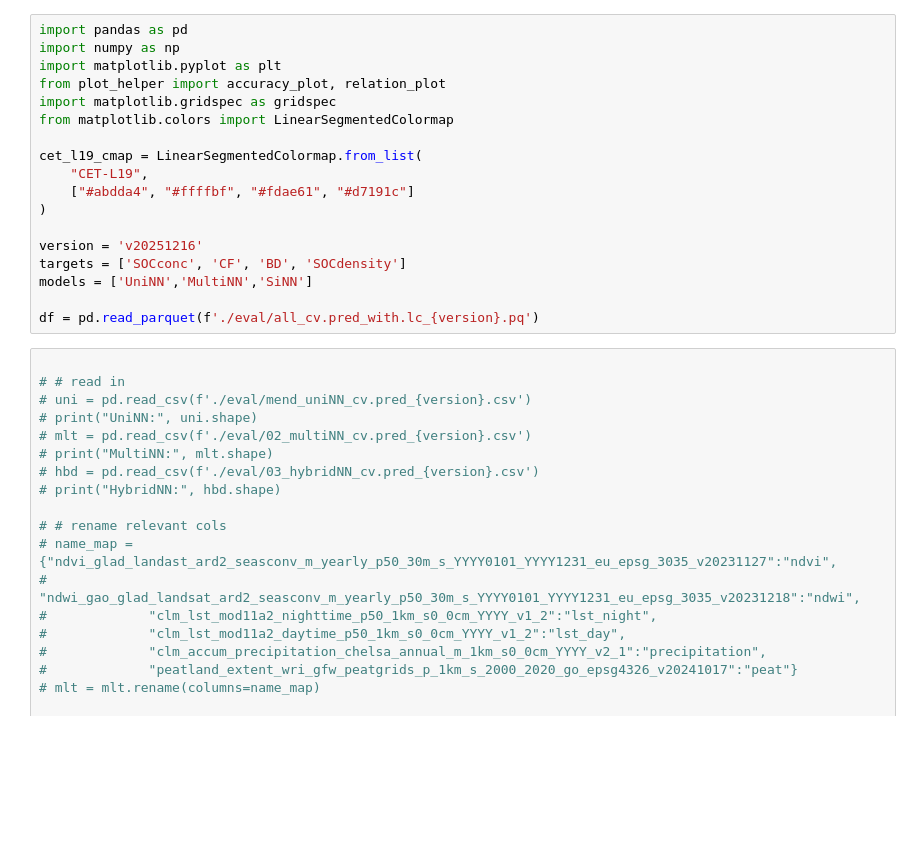
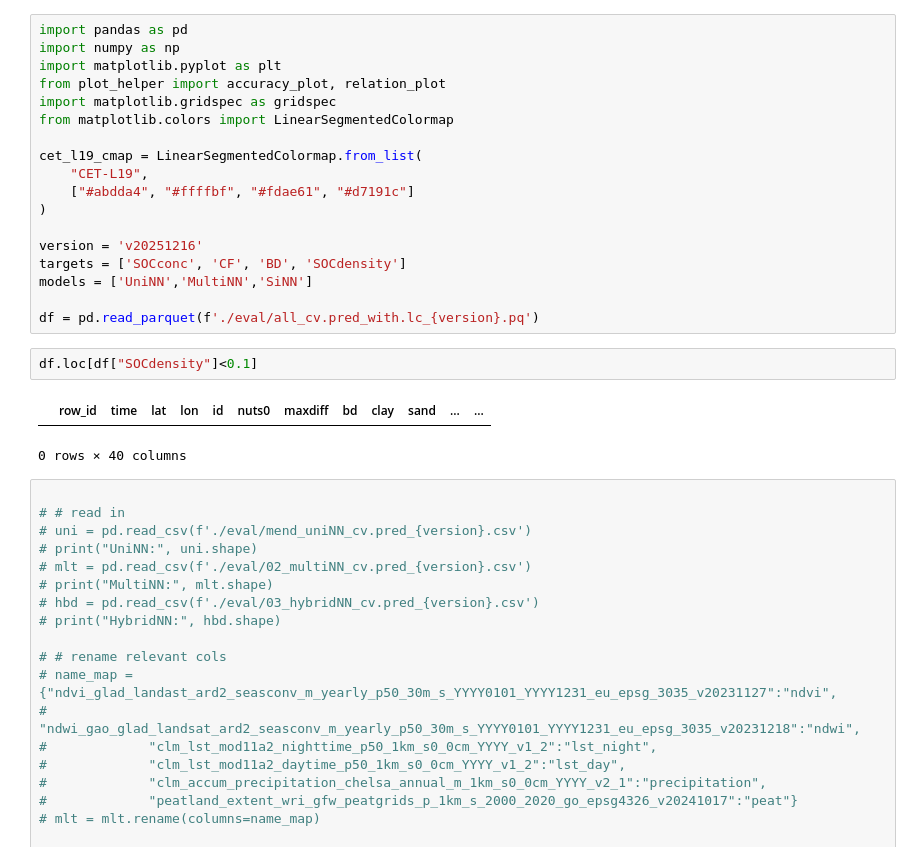
Before and after one commit to AI4SoilHealth/EasyDensity.jl, a Jupyter notebook: CompareModels.ipynb, the cells around one changed output. Drawn from its saved outputs; the diff is of its cells as text; blank space fills up the shorter version.

```diff
--- a/CompareModels.ipynb
+++ b/CompareModels.ipynb
@@ -18,6 +18,11 @@ targets = ['SOCconc', 'CF', 'BD', 'SOCdensity']
 models = ['UniNN','MultiNN','SiNN']
 
 df = pd.read_parquet(f'./eval/all_cv.pred_with.lc_{version}.pq')
+# %%
+df.loc[df["SOCdensity"]<0.1]
+# %% [output]
+|  | row_id | time | lat | lon | id | nuts0 | maxdiff | bd | clay | sand | ... | ... |
+0 rows × 40 columns
 # %%
 
 # # read in
```
Also changed, not shown: parts of 1 cell of this notebook.
